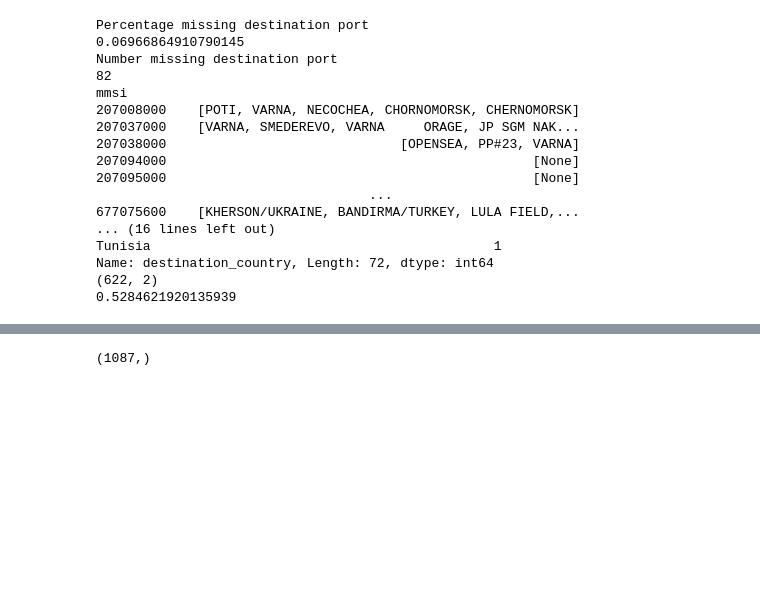
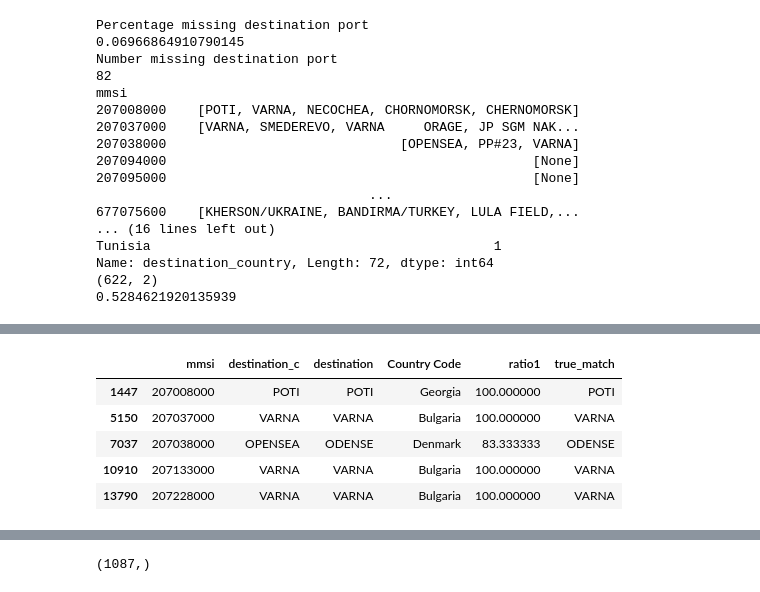
Before and after one commit to InseeFrLab/hackathon-un-2022, a Jupyter notebook: notebooks/analyze_ihs_departs_arrivees.ipynb, the cells around one changed output, grey strips where cells are left out. Saved outputs shown, nothing was run; the diff lists cells and outputs as text; code cells hidden in the pictures; blank space fills up the shorter version.

```diff
--- a/notebooks/analyze_ihs_departs_arrivees.ipynb
+++ b/notebooks/analyze_ihs_departs_arrivees.ipynb
@@ -184 +189,10 @@ Fuzzy matching in process
+# %%
+res_fuz_match2.head()
+# %% [output]
+|  | mmsi | destination_c | destination | Country Code | ratio1 | true_match |
+| 1447 | 207008000 | POTI | POTI | Georgia | 100.000000 | POTI |
+| 5150 | 207037000 | VARNA | VARNA | Bulgaria | 100.000000 | VARNA |
+| 7037 | 207038000 | OPENSEA | ODENSE | Denmark | 83.333333 | ODENSE |
+| 10910 | 207133000 | VARNA | VARNA | Bulgaria | 100.000000 | VARNA |
+| 13790 | 207228000 | VARNA | VARNA | Bulgaria | 100.000000 | VARNA |
 # %%
```
Also changed, not shown: parts of 9 cells of this notebook.
